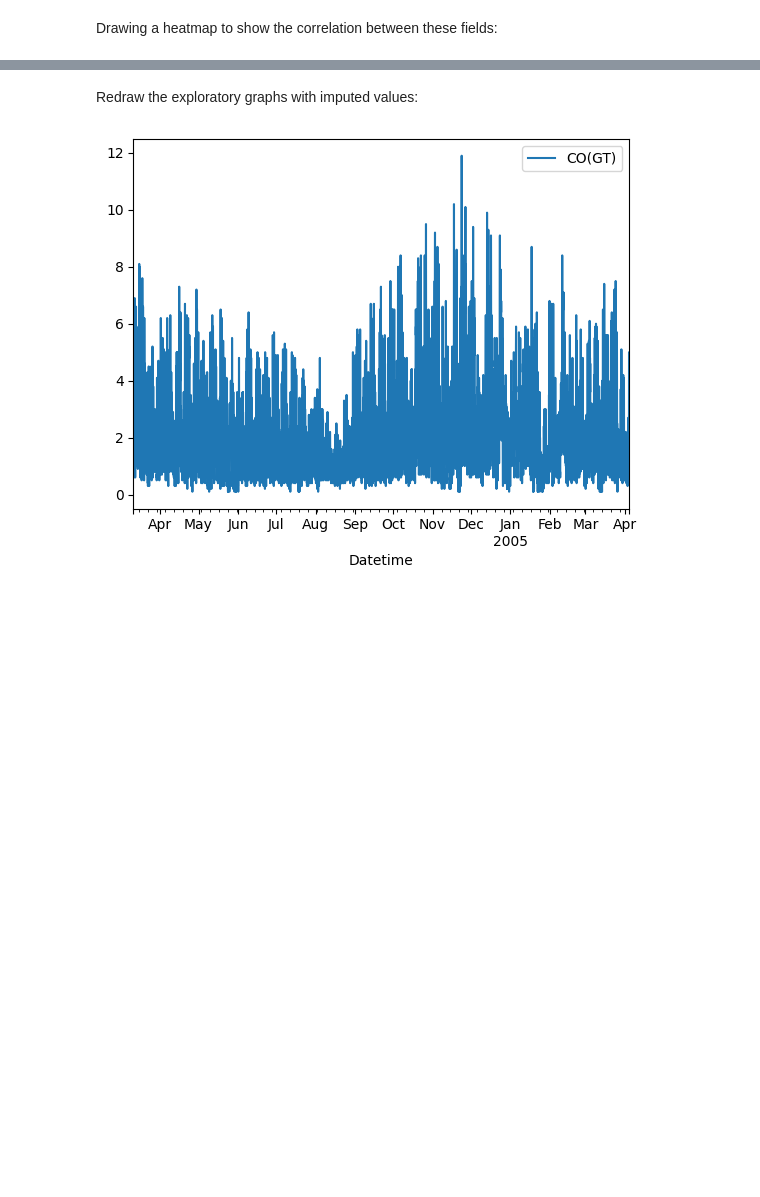
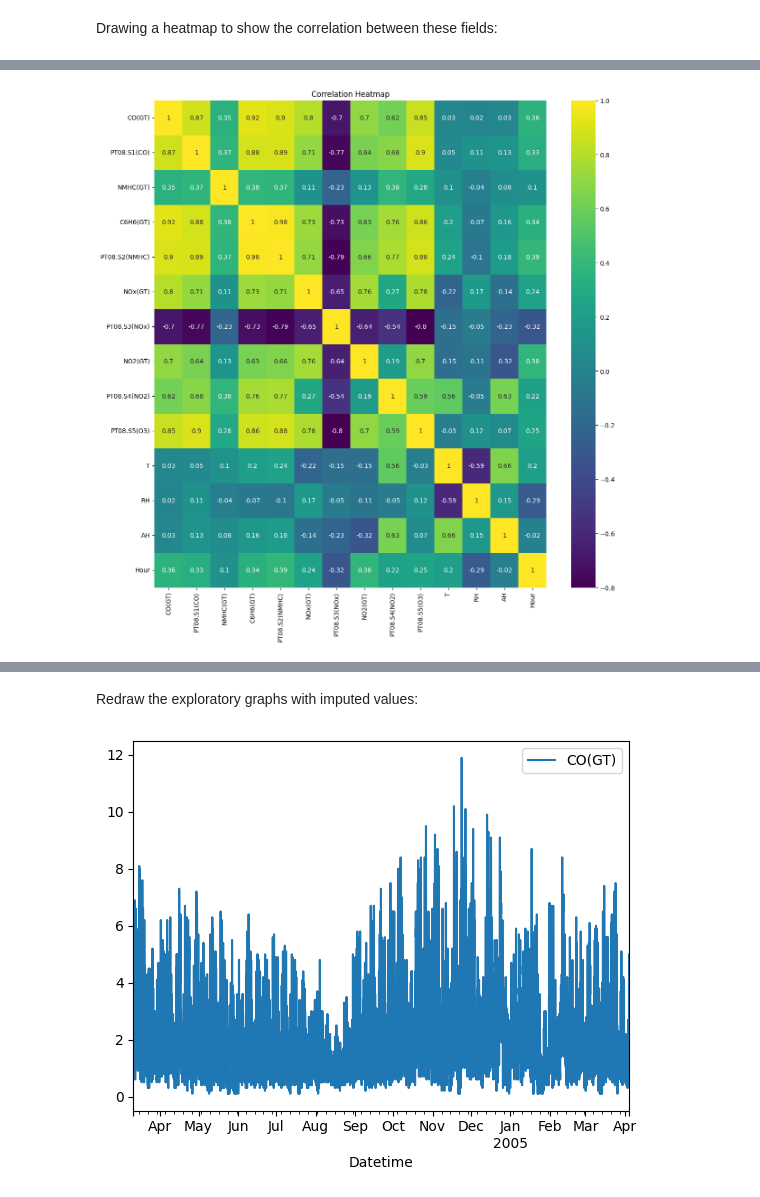
Before and after one commit to daemonchild/cardiffmet-dat5003-applied-datascience, a Jupyter notebook: DAT5003_AirQuality_Assessment_Notes.ipynb, the cells around one changed output, grey strips where cells are left out. Cells and saved outputs as stored; diff of their text form; code cells hidden in the pictures; blank space fills up the shorter version.

```diff
--- a/DAT5003_AirQuality_Assessment_Notes.ipynb
+++ b/DAT5003_AirQuality_Assessment_Notes.ipynb
@@ -387,2 +487,6 @@ df[impute_fields] = imputer.fit_transform(df[impute_fields])
 # %% [markdown]
 Drawing a heatmap to show the correlation between these fields:
+# %%
+# Filter the dataframe for numerical columns only
+numerical_df = df.select_dtypes(include=[np.number]).drop('index', axis=1, errors='ignore')
+numerical_df.corr()
@@ -389 +509,11 @@ Drawing a heatmap to show the correlation between these fields:
+# %%
+# Create new plot
+plt.figure(figsize=(14, 14))
+
+# Apply rounding to 2 decimal places for better readability
+sns.heatmap(numerical_df.corr().round(2),annot=True, cmap='viridis')
+plt.title('Correlation Heatmap')
+plt.show()
+# %% [output]
+[figure, added]
 # %%
```
Also changed, not shown: parts of 30 cells of this notebook.
